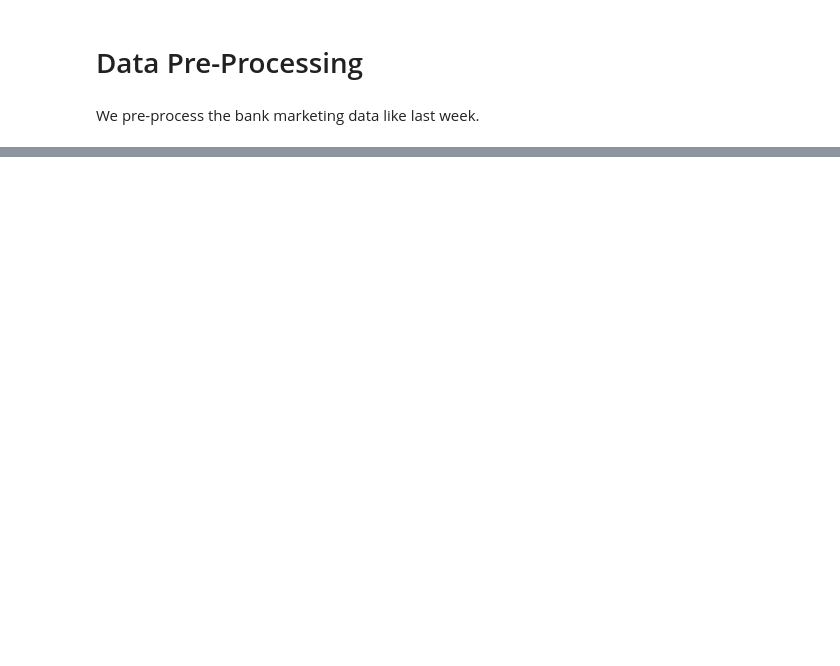
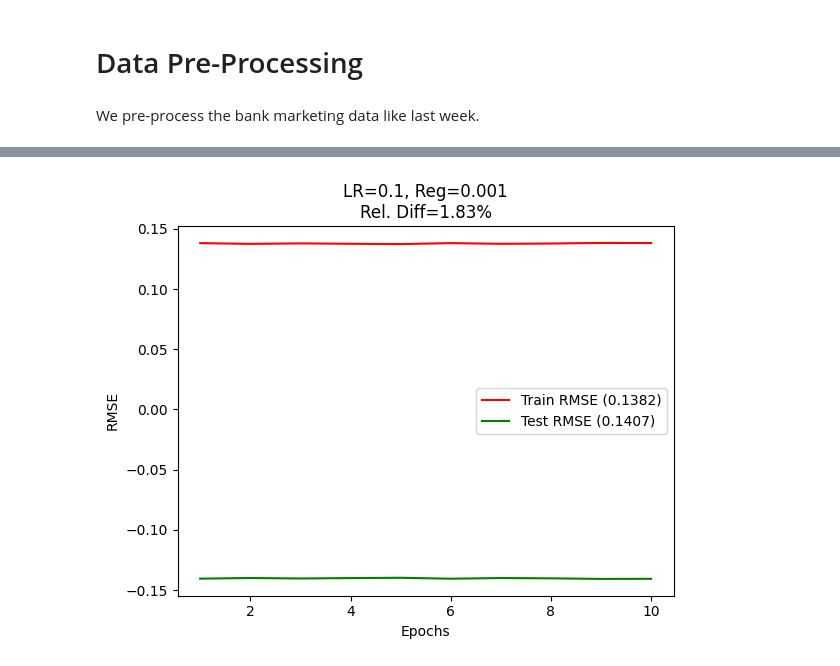
Before and after one commit to moOritzl/bachelorpraktikum-applied-machine-learning, a Jupyter notebook: Week_05/Regularization_Hyper-parameter_Tuning.ipynb, the cells around one changed output, grey strips where cells are left out. Saved outputs shown, nothing was run; the diff lists cells and outputs as text; code cells hidden in the pictures; blank space fills up the shorter version.

```diff
--- a/Week_05/Regularization_Hyper-parameter_Tuning.ipynb
+++ b/Week_05/Regularization_Hyper-parameter_Tuning.ipynb
@@ -202,0 +302,23 @@ list
+# %%
+best_model = RidgeRegression()
+
+best_train_rmse_history, best_test_rmse_history = best_model.fit(X_wine_train, y_wine_train, X_wine_test, y_wine_test,
+                                                                 initial_learning_rate=best_learning_rate,
+                                                                 regularization_constant=best_learning_rate, i_max=200,
+                                                                 batch_size=50)
+
+relative_difference = abs(best_train_rmse_history[-1] - best_test_rmse_history[-1]) / best_train_rmse_history[-1]
+
+plt.plot(range(1, len(best_train_rmse_history) + 1), best_train_rmse_history,
+         label=f'Train RMSE ({best_train_rmse_history[-1]:.4f})', color='red')
+plt.plot(range(1, len(best_test_rmse_history) + 1), -np.array(best_test_rmse_history),
+         label=f'Test RMSE ({best_test_rmse_history[-1]:.4f})', color='green')
+plt.xlabel('Epochs')
+plt.ylabel('RMSE')
+plt.legend()
+
+plt.title(f'LR={best_learning_rate}, Reg={best_reg_cons}\nRel. Diff={relative_difference:.2%}')
+plt.show()
+plt.close()
+# %% [output]
+[figure, added]
```
Also changed, not shown: parts of 16 cells of this notebook, 1 other file.
